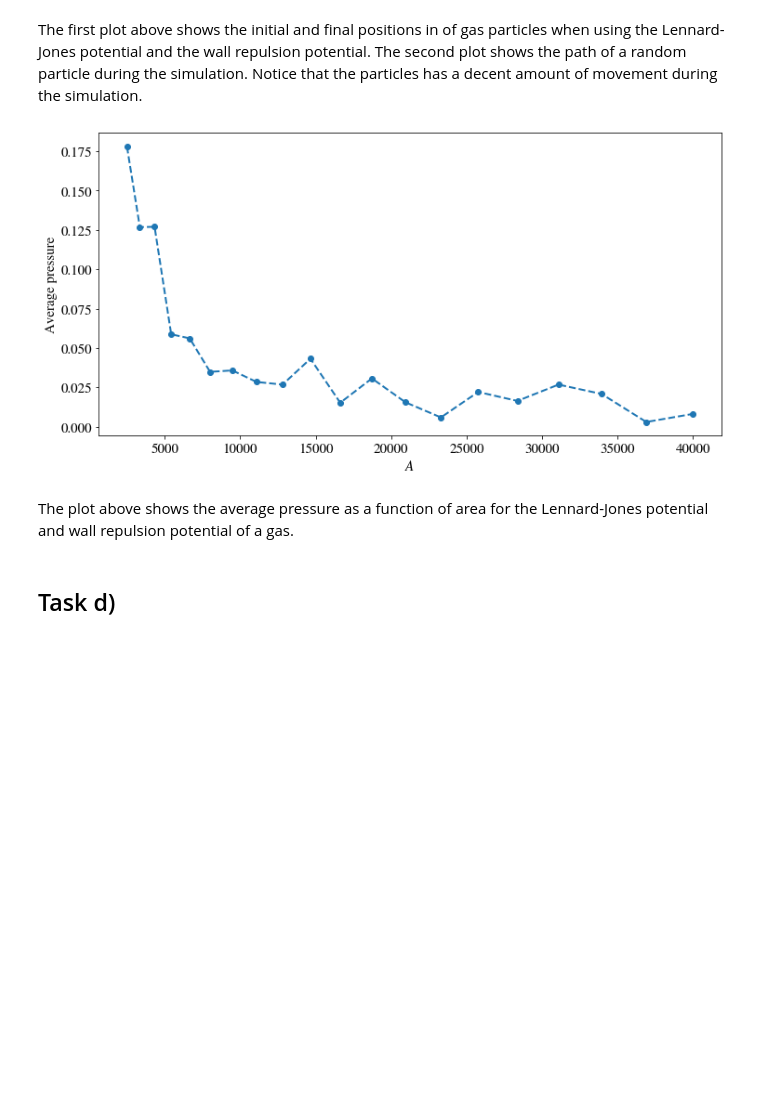
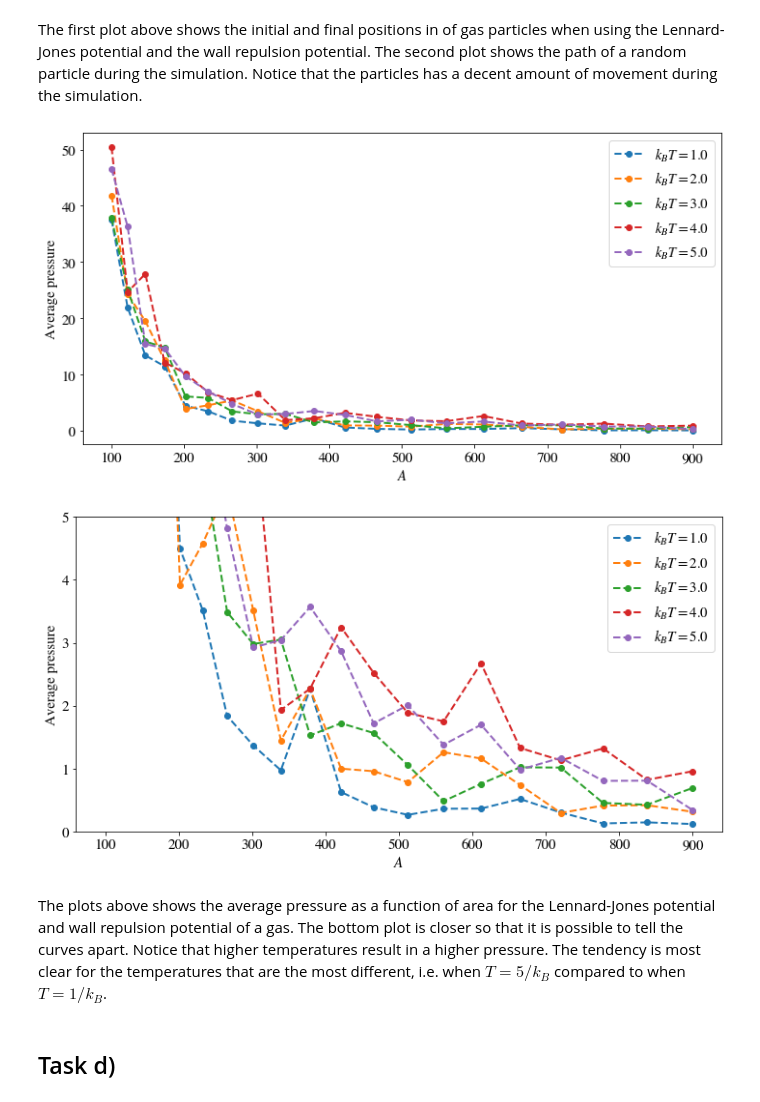
Before and after one commit to sindrelothe/TFY4230-project, a Jupyter notebook: Nummerisk prosjekt Sindre Lothe.ipynb, the cells around one changed output. Cells and saved outputs as stored; diff of their text form; code cells hidden in the pictures; blank space fills up the shorter version.

```diff
--- a/Nummerisk prosjekt Sindre Lothe.ipynb
+++ b/Nummerisk prosjekt Sindre Lothe.ipynb
@@ -316,14 +327,25 @@ plt.show()
 # %% [markdown]
 The first plot above shows the initial and final positions in of gas particles when using the Lennard-Jones potential and the wall repulsion potential. The second plot shows the path of a random particle during the simulation. Notice that the particles has a decent amount of movement during the simulation.
 # %%
-plt.plot(lengths**2, np.array(avg_pressure_list), "--o")
+for i in range(len(pressure_lists)):
+    plt.plot(lengths**2, pressure_lists[i], "--o", label=r"$k_B T=$"+f"{1/betas[i]}")
 plt.xlabel(r"$A$")
 plt.ylabel("Average pressure")
+plt.legend()
 plt.show()
+
+for i in range(len(pressure_lists)):
+    plt.plot(lengths**2, pressure_lists[i], "--o", label=r"$k_B T=$"+f"{1/betas[i]}")
+plt.xlabel(r"$A$")
+plt.ylabel("Average pressure")
+plt.legend()
+plt.ylim(0, 5)
+plt.show()
 # %% [output]
-[figure, old version]
+[figure, new version]
+[figure, added]
 # %% [markdown]
-The plot above shows the average pressure as a function of area for the Lennard-Jones potential and wall repulsion potential of a gas.
+The plots above shows the average pressure as a function of area for the Lennard-Jones potential and wall repulsion potential of a gas. The bottom plot is closer so that it is possible to tell the curves apart. Notice that higher temperatures result in a higher pressure. The tendency is most clear for the temperatures that are the most different, i.e. when $T=5/k_B$ compared to when $T=1/k_B$.
 # %% [markdown]
 ## Task d)
 # %%
```
Also changed, not shown: parts of 3 cells of this notebook.
